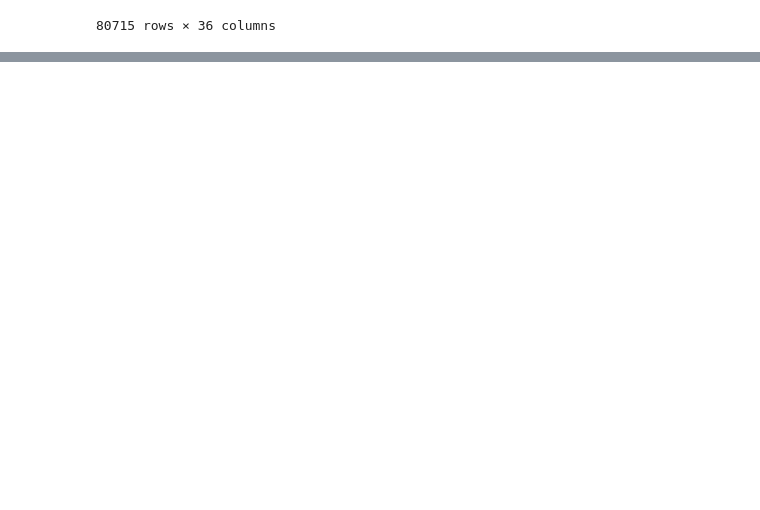
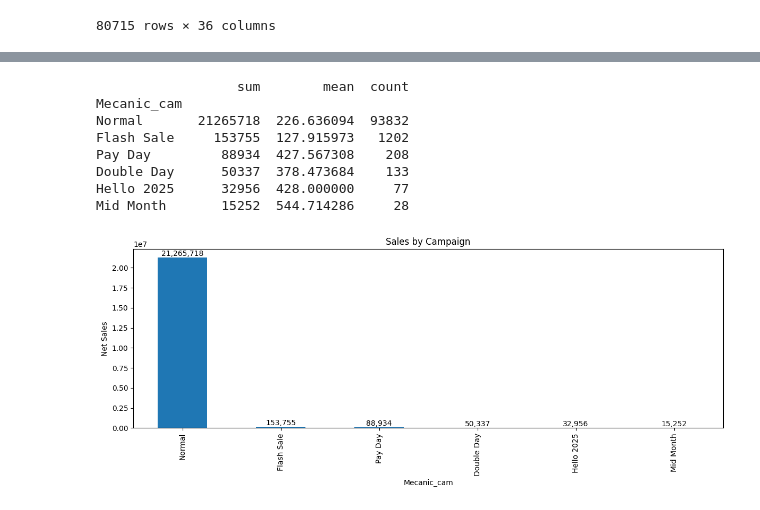
Before and after one commit to bugsotim/INTERNSHIP_CN_2026, a Jupyter notebook: shopee.ipynb, the cells around one changed output, grey strips where cells are left out. Cells and saved outputs as stored; diff of their text form; code cells hidden in the pictures; blank space fills up the shorter version.

```diff
--- a/shopee.ipynb
+++ b/shopee.ipynb
@@ -1727,0 +2461,39 @@ NameError: name 'newset_products' is not defined
+# %%
+import matplotlib.pyplot as plt
+
+# =========================================
+# 2. SALES BY CAMPAIGN
+# =========================================
+
+campaign_sales = (
+    df.groupby('Mecanic_cam')['net_sales']
+    .agg(['sum', 'mean', 'count'])
+    .sort_values(by='sum', ascending=False)
+)
+
+print(campaign_sales)
+
+fig, ax = plt.subplots(figsize=(12,5))
+bars = campaign_sales['sum'].plot(
+    kind='bar',
+    ax=ax
+)
+
+plt.title('Sales by Campaign')
+plt.ylabel('Net Sales')
+
+# Add numerical labels on top of the bars
+ax.bar_label(bars.containers[0], fmt='{:,.0f}')
+
+plt.tight_layout()
+plt.show()
+# %% [output]
+                  sum        mean  count
+Mecanic_cam
+Normal       21265718  226.636094  93832
+Flash Sale     153755  127.915973   1202
+Pay Day         88934  427.567308    208
+Double Day      50337  378.473684    133
+Hello 2025      32956  428.000000     77
+Mid Month       15252  544.714286     28
+[figure, added]
```
Also changed, not shown: parts of 67 cells of this notebook.
